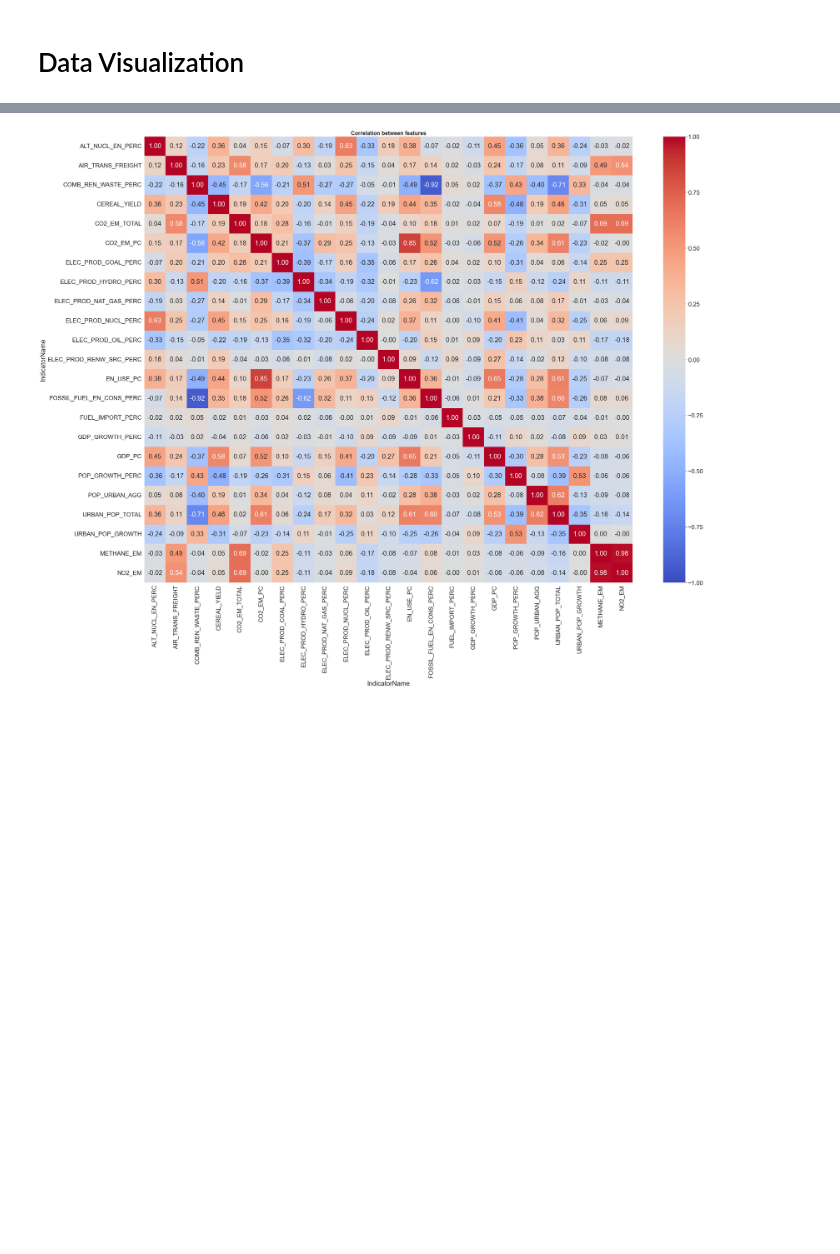
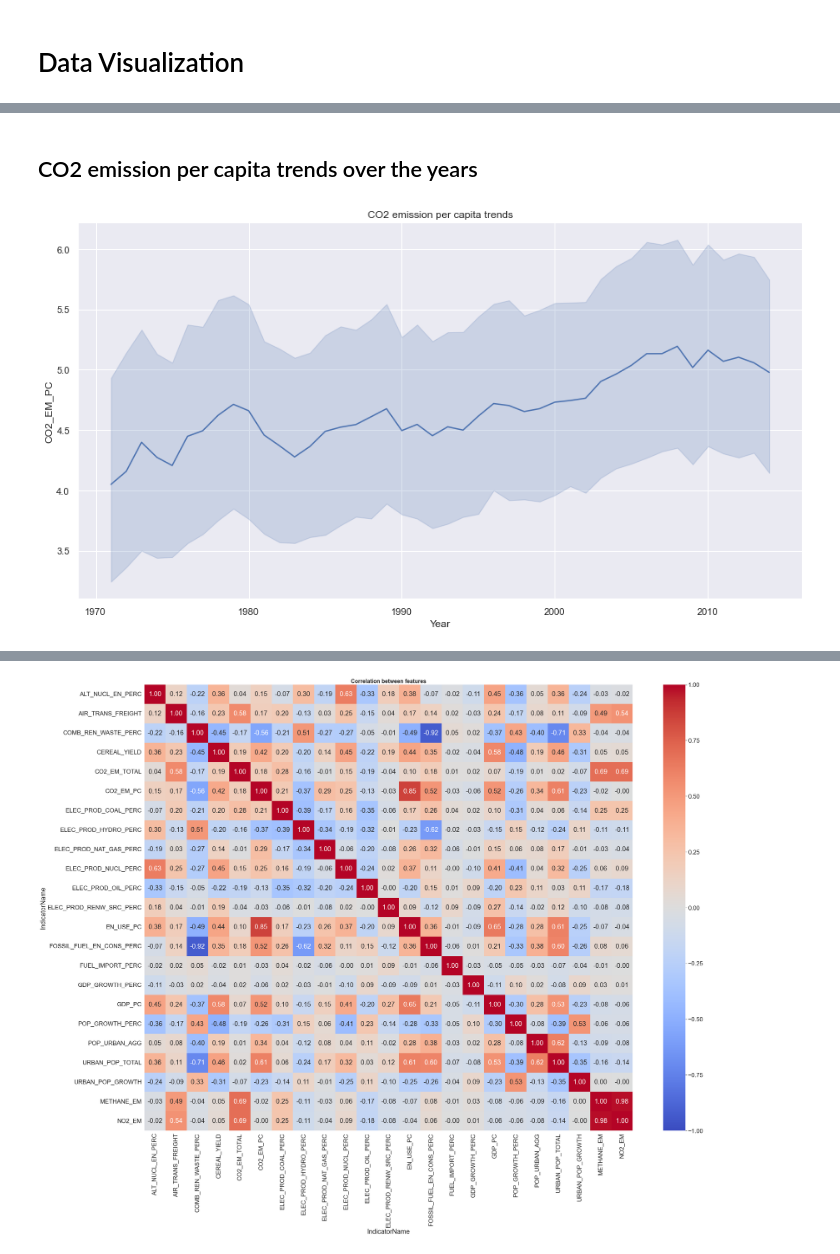
Before and after one commit to iTorongo/CS4020-ML-CO2-Emission-Prediction, a Jupyter notebook: notebook/1-data-preprocess-visualization.ipynb, the cells around one changed output, grey strips where cells are left out. Drawn from its saved outputs; the diff is of its cells as text; code cells hidden in the pictures; blank space fills up the shorter version.

```diff
--- a/notebook/1-data-preprocess-visualization.ipynb
+++ b/notebook/1-data-preprocess-visualization.ipynb
@@ -568,0 +573,9 @@ plt.show()
+# %% [markdown]
+## CO2 emission per capita trends over the years
+# %%
+plt.figure(figsize = (15,8))
+sns.lineplot(x="Year", y="CO2_EM_PC", data=data_imputed,)
+plt.title('CO2 emission per capita trends')
+plt.show()
+# %% [output]
+[figure, added]
```
Also changed, not shown: parts of 7 cells of this notebook, 2 other files.
